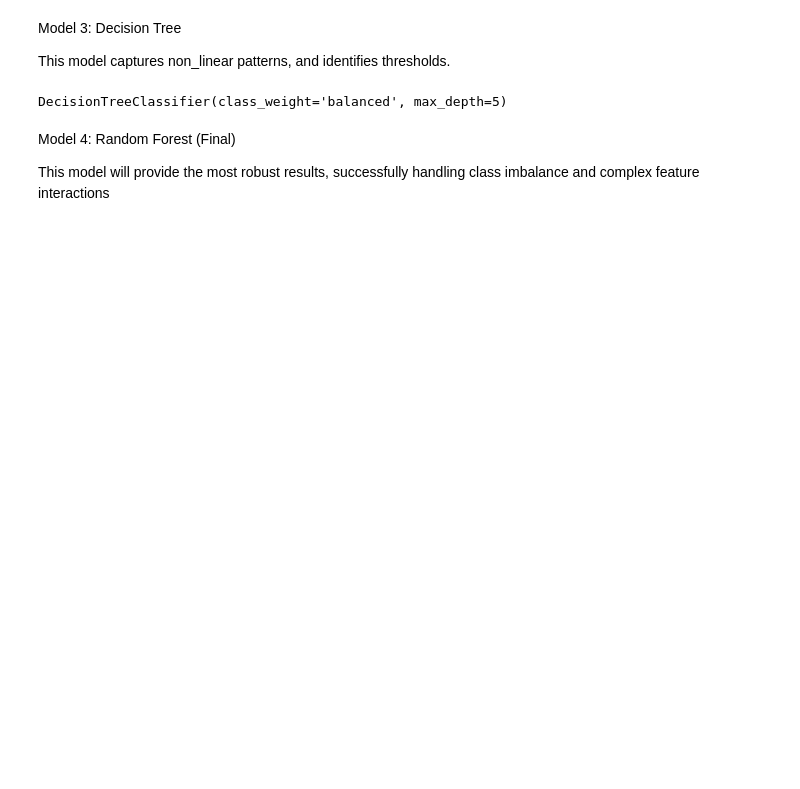
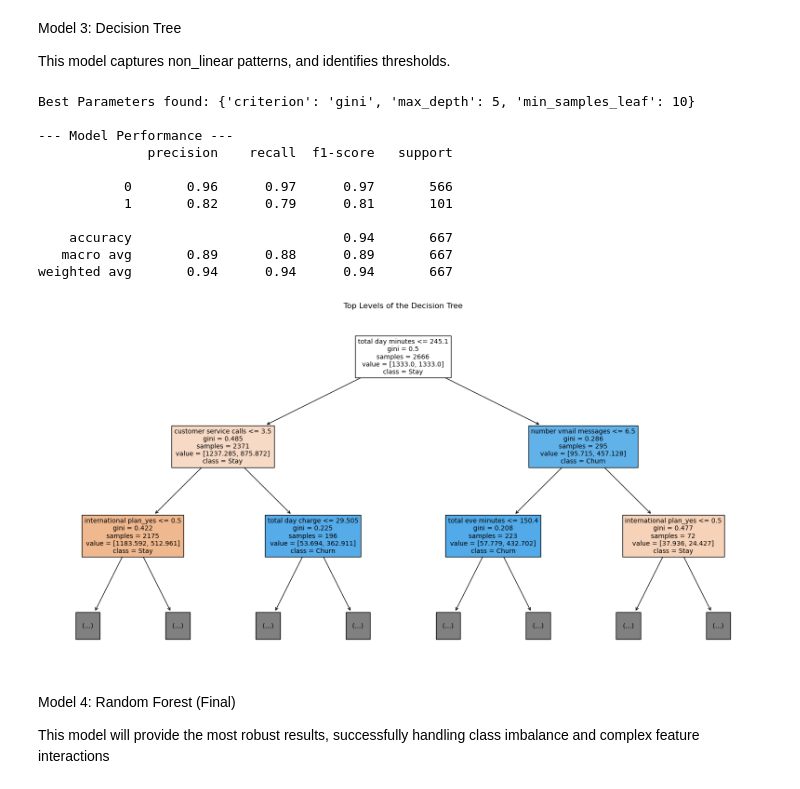
Before and after one commit to CharityNduati/Syriatel-Customer-Churn, a Jupyter notebook: Syriatel_Customer_Churn.ipynb, the cells around one changed output. Drawn from its saved outputs; the diff is of its cells as text; code cells hidden in the pictures; blank space fills up the shorter version.

```diff
--- a/Syriatel_Customer_Churn.ipynb
+++ b/Syriatel_Customer_Churn.ipynb
@@ -219,12 +298,63 @@ Model 3: Decision Tree
 
 This model captures non_linear patterns, and identifies thresholds.
 # %%
-from sklearn.tree import DecisionTreeClassifier
+#Importing libraries
+from sklearn.tree import DecisionTreeClassifier, plot_tree
+from sklearn.model_selection import GridSearchCV
+from sklearn.metrics import classification_report, confusion_matrix
+import matplotlib.pyplot as plt
+import seaborn as sns
 
-dt = DecisionTreeClassifier(max_depth=5, class_weight='balanced')
-dt.fit(X_train, y_train)
+#Define the Parameter Grid
+# We test different depths and criteria to see what captures churn best
+param_grid = {
+    'max_depth': [3, 5, 7, 10],
+    'min_samples_leaf': [5, 10, 20],
+    'criterion': ['gini', 'entropy']
+}
+
+# Initialize GridSearchCV
+# We use scoring='recall' because SyriaTel wants to catch as many churners as possible
+grid_search = GridSearchCV(
+    DecisionTreeClassifier(class_weight='balanced', random_state=42),
+    param_grid,
+    cv=5,
+    scoring='recall'
+)
+
+# Fit the model
+grid_search.fit(X_train, y_train)
+best_dt = grid_search.best_estimator_
+
+# Evaluation
+y_pred = best_dt.predict(X_test)
+print(f"Best Parameters found: {grid_search.best_params_}")
+print("\n--- Model Performance ---")
+print(classification_report(y_test, y_pred))
+
+#  Visualizing the 'Decision Logic'
+plt.figure(figsize=(20,10))
+plot_tree(best_dt,
+          feature_names=X.columns,
+          class_names=['Stay', 'Churn'],
+          filled=True,
+          max_depth=2, # Limit depth for visibility
+          fontsize=10)
+plt.title("Top Levels of the Decision Tree")
+plt.show()
 # %% [output]
-DecisionTreeClassifier(class_weight='balanced', max_depth=5)
+Best Parameters found: {'criterion': 'gini', 'max_depth': 5, 'min_samples_leaf': 10}
+
+--- Model Performance ---
+              precision    recall  f1-score   support
+
+           0       0.96      0.97      0.97       566
+           1       0.82      0.79      0.81       101
+
+    accuracy                           0.94       667
+   macro avg       0.89      0.88      0.89       667
+weighted avg       0.94      0.94      0.94       667
+[figure, added]
 # %% [markdown]
 Model 4: Random Forest (Final)
 
```
Also changed, not shown: parts of 17 cells of this notebook, 8 other files.
